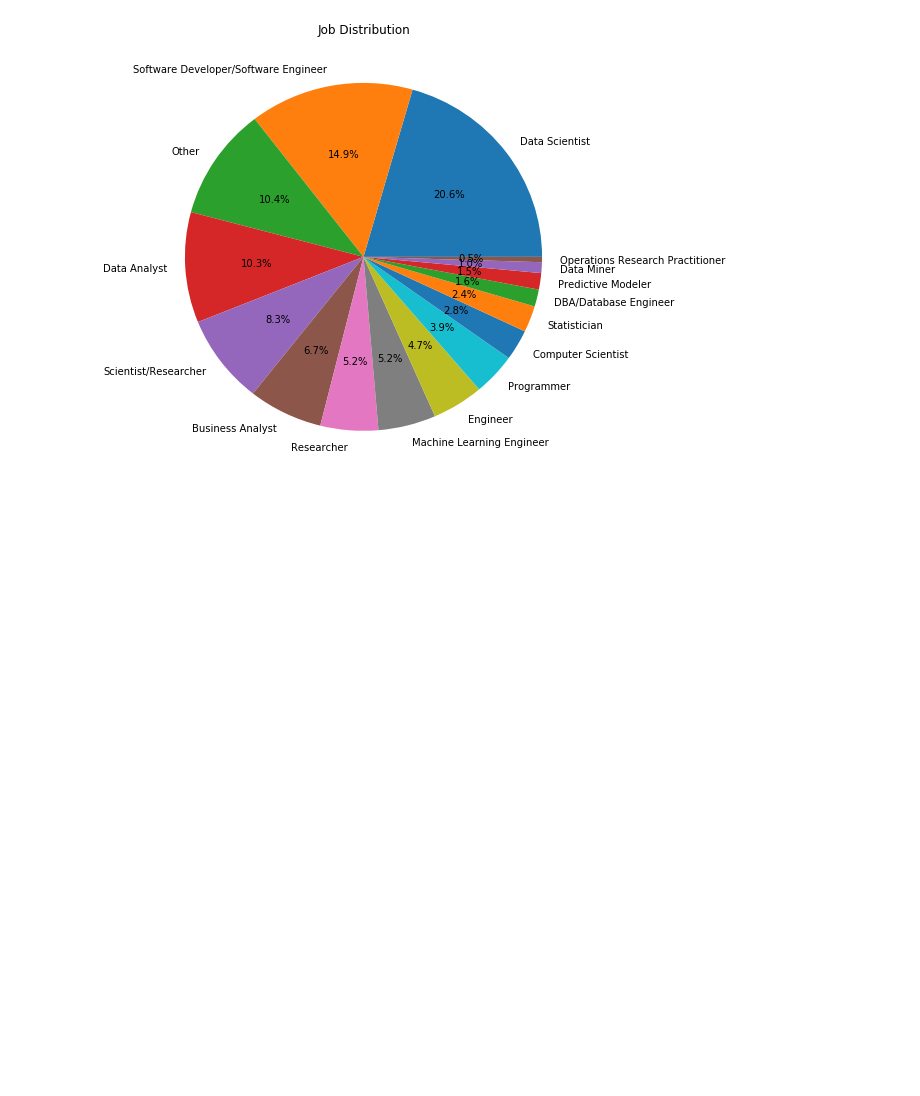
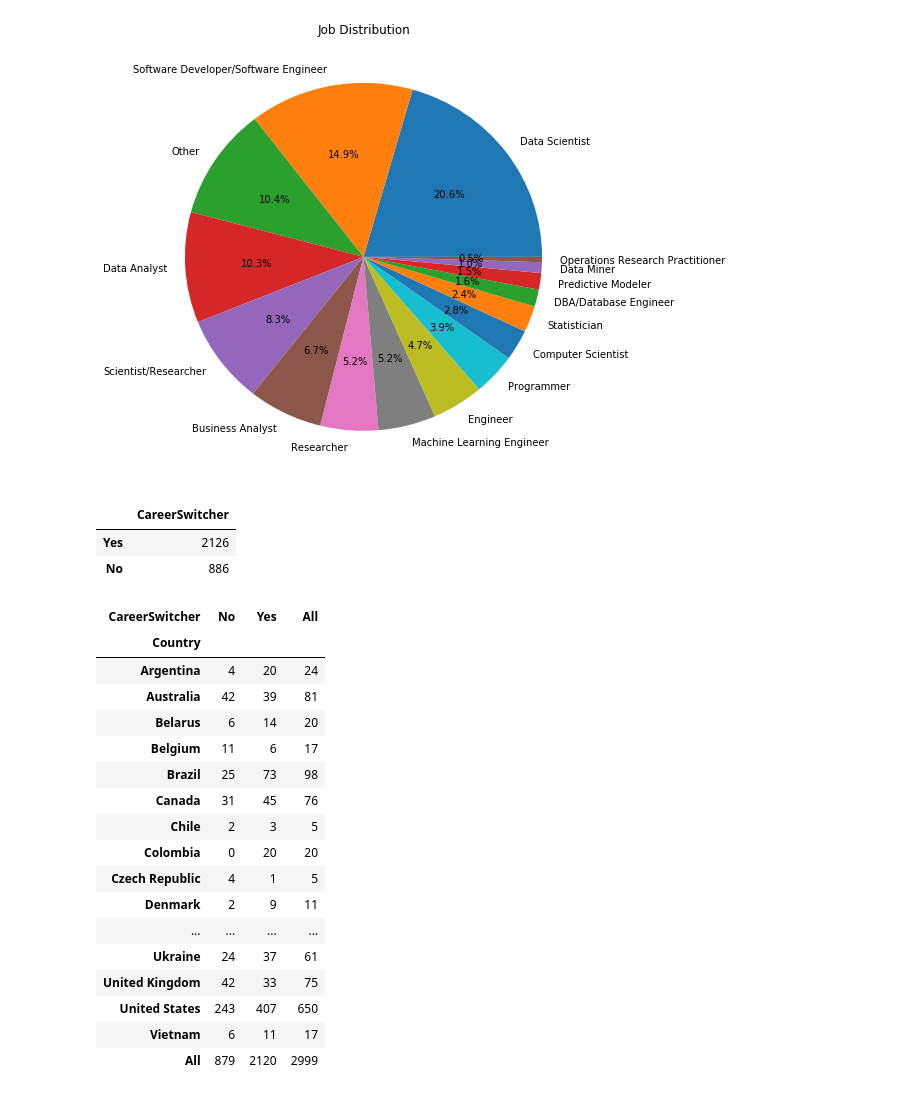
Before and after one commit to albertsaave/3250-term-project, a Jupyter notebook: TeamProjectOsmedo.ipynb, the cells around one changed output. Saved outputs shown, nothing was run; the diff lists cells and outputs as text; code cells hidden in the pictures; blank space fills up the shorter version.

```diff
--- a/TeamProjectOsmedo.ipynb
+++ b/TeamProjectOsmedo.ipynb
@@ -357,3 +346,34 @@ plt.title('Job Distribution')
   Text(0.599929,-0.0092412,'0.5%')])
 Text(0.5,1,'Job Distribution')
 [figure]
+# %%
+# CareerSwitcher,Are you actively looking to switch careers to data science?,Worker1
+
+CareerSwitcher=df_responses['CareerSwitcher'].value_counts()
+CareerSwitcher_df=pd.DataFrame(CareerSwitcher)
+CareerSwitcher_df
+# %% [output]
+|  | CareerSwitcher |
+| Yes | 2126 |
+| No | 886 |
+# %%
+pd.crosstab(df_responses['Country'],df_responses['CareerSwitcher'],margins=True)
+# %% [output]
+| CareerSwitcher | No | Yes | All |
+| Country |  |  |  |
+| Argentina | 4 | 20 | 24 |
+| Australia | 42 | 39 | 81 |
+| Belarus | 6 | 14 | 20 |
+| Belgium | 11 | 6 | 17 |
+| Brazil | 25 | 73 | 98 |
+| Canada | 31 | 45 | 76 |
+| Chile | 2 | 3 | 5 |
+| Colombia | 0 | 20 | 20 |
+| Czech Republic | 4 | 1 | 5 |
+| Denmark | 2 | 9 | 11 |
+| ... | ... | ... | ... |
+| Ukraine | 24 | 37 | 61 |
+| United Kingdom | 42 | 33 | 75 |
+| United States | 243 | 407 | 650 |
+| Vietnam | 6 | 11 | 17 |
+| All | 879 | 2120 | 2999 |
```
Also changed, not shown: parts of 6 cells of this notebook.
